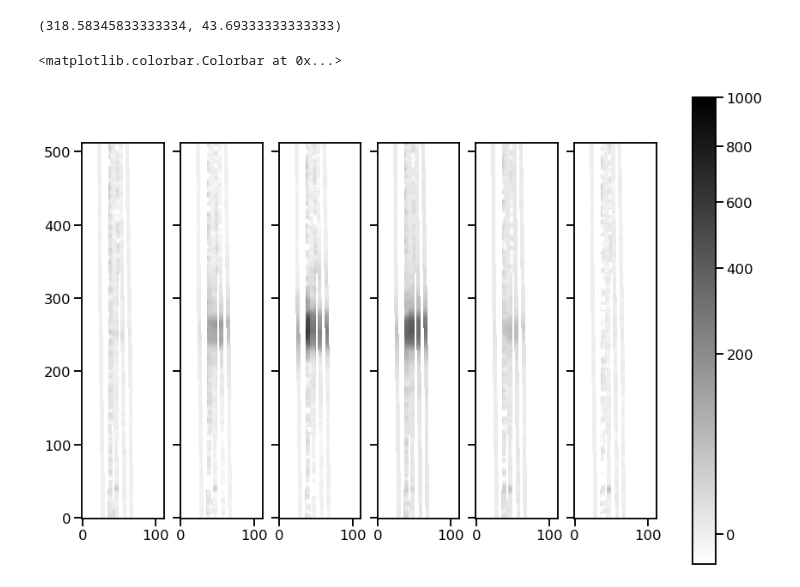
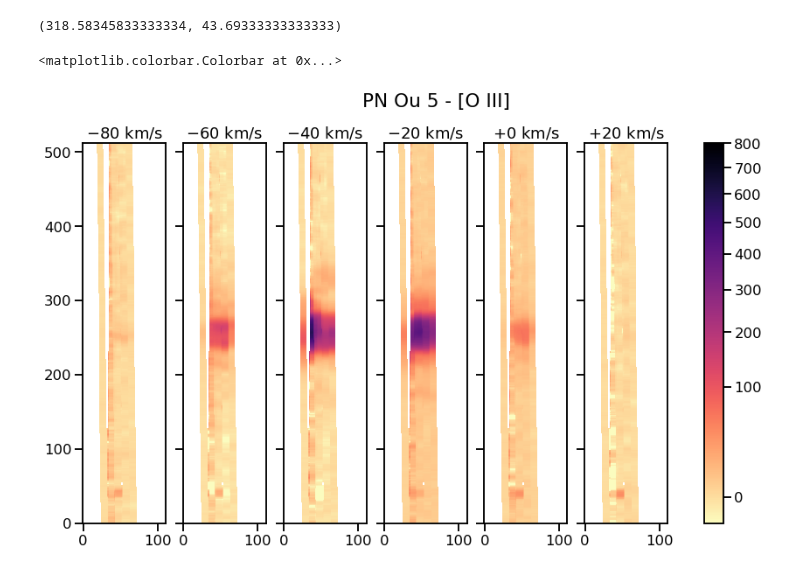
Before and after one commit to will-henney/teresa-pn-ou5, a Jupyter notebook: notebooks/03-01-test-vmap.ipynb, the cells around one changed output. Drawn from its saved outputs; the diff is of its cells as text; code cells hidden in the pictures.

Commit message:
Improve the isovelocity maps
Achieved by simply making the slit wider

```diff
--- a/notebooks/03-01-test-vmap.ipynb
+++ b/notebooks/03-01-test-vmap.ipynb
@@ -21,25 +21,27 @@ c0.ra.deg, c0.dec.deg
 # %%
 fig, axes = plt.subplots(
     1, 6,
-    figsize=(15, 10),
+    figsize=(15, 8),
     sharex=True,
     sharey=True,
     #subplot_kw=dict(projection=w)
 )
 
 for v0, ax in zip([-80, -60, -40, -20, 0, 20], axes):
 
     hdulist = mes.make_vmap(
-        v0, c0.ra.deg, c0.dec.deg, slit_width=2.0, dvel=20.0, line_id="oiii",
+        v0, c0.ra.deg, c0.dec.deg, slit_width=3.0, dvel=20.0, line_id="oiii",
     )
     hdu = hdulist["scaled"]
     im = ax.imshow(
         hdu.data[:, 200:-200],
-        norm=PowerNorm(gamma=0.5, vmin=-4.0, vmax=1000.0),
-        cmap="gray_r",
+        norm=PowerNorm(gamma=0.5, vmin=-4.0, vmax=800.0),
+        cmap="magma_r",
         origin="lower",
     )
+    ax.set_title(fr"${v0:+d}$ km/s")
+fig.suptitle("PN Ou 5 - [O III]")
 fig.colorbar(im, ax=axes)
 # %% [output]
 <matplotlib.colorbar.Colorbar at 0x...>
-[figure, old version]
+[figure, new version]
```
Also changed, not shown: parts of 1 cell of this notebook, 1 other file.
